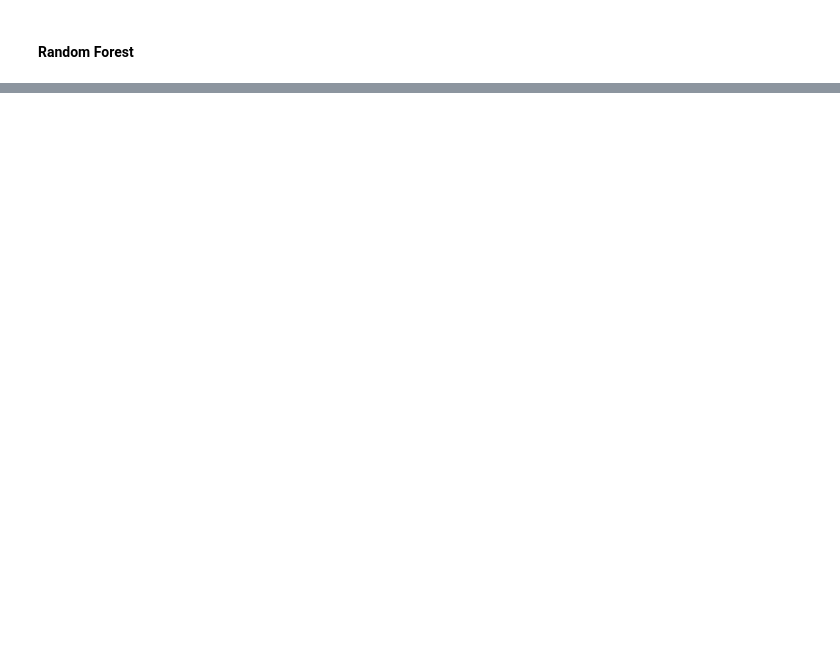
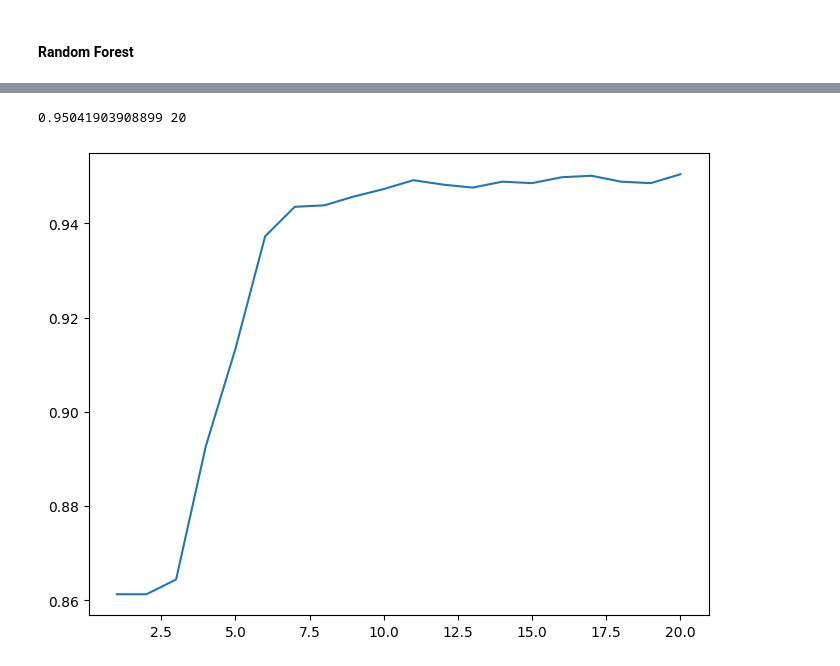
Before and after one commit to Fine2Gitup/Data-Mining, a Jupyter notebook: Prediction.ipynb, the cells around one changed output, grey strips where cells are left out. Saved outputs shown, nothing was run; the diff lists cells and outputs as text; code cells hidden in the pictures; blank space fills up the shorter version.

```diff
--- a/Prediction.ipynb
+++ b/Prediction.ipynb
@@ -106,0 +90,13 @@ RandomForestClassifier(random_state=42)
+# %%
+score_2= []
+for i in np.arange(1, 21, 1):
+    rfc = RandomForestClassifier(n_estimators=70,max_depth= i,random_state=0)
+    score_ = cross_val_score(rfc,X_train,y_train,cv=5).mean()
+    score_2.append(score_)
+print(max(score_2),np.arange(1, 21, 1)[np.argmax(score_2)])
+plt.figure(figsize=(8,6))
+plt.plot(np.arange(1, 21, 1),score_2)
+plt.show()
+# %% [output]
+0.95041903908899 20
+[figure, added]
```
Also changed, not shown: parts of 26 cells of this notebook.
